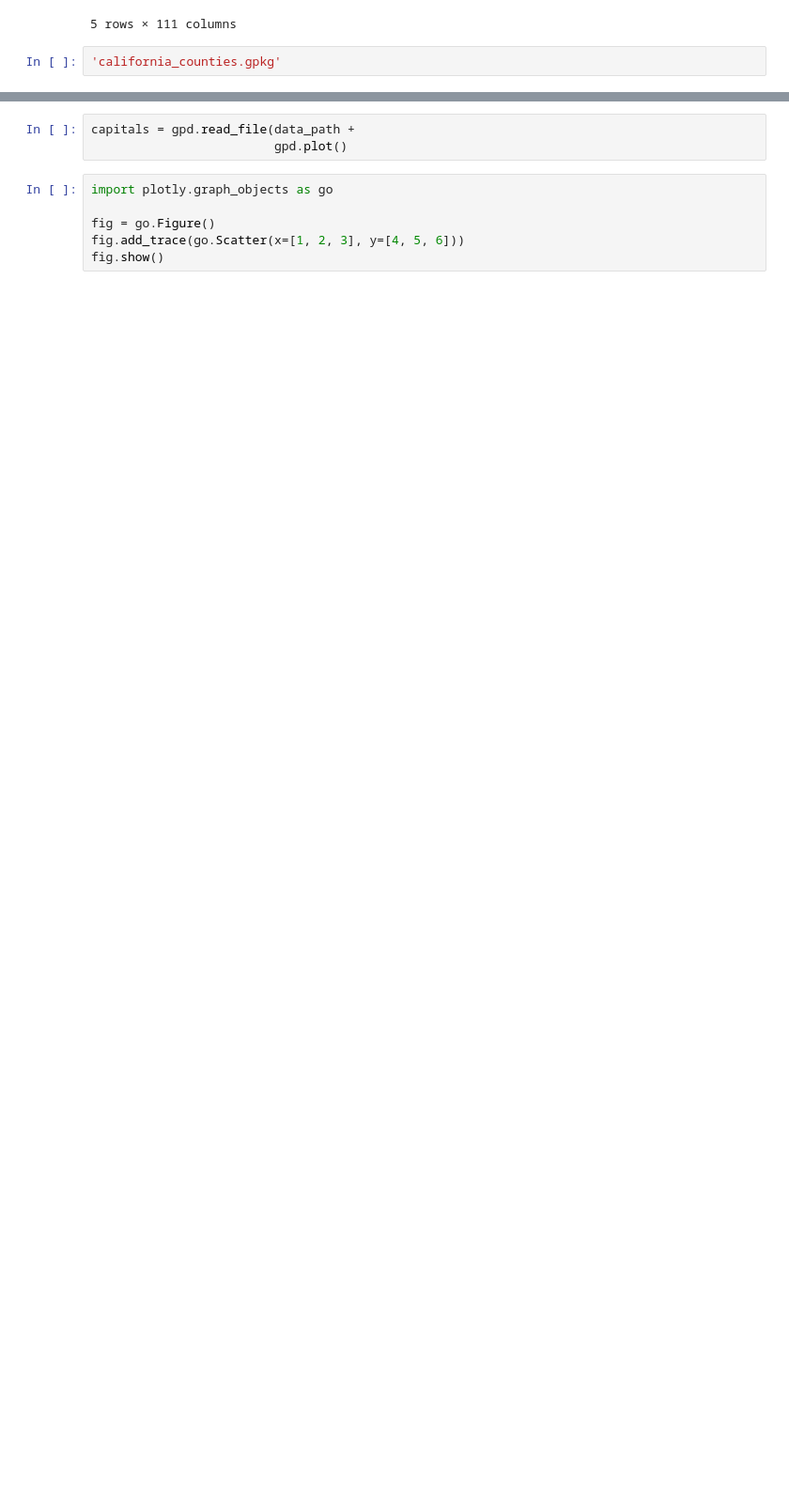
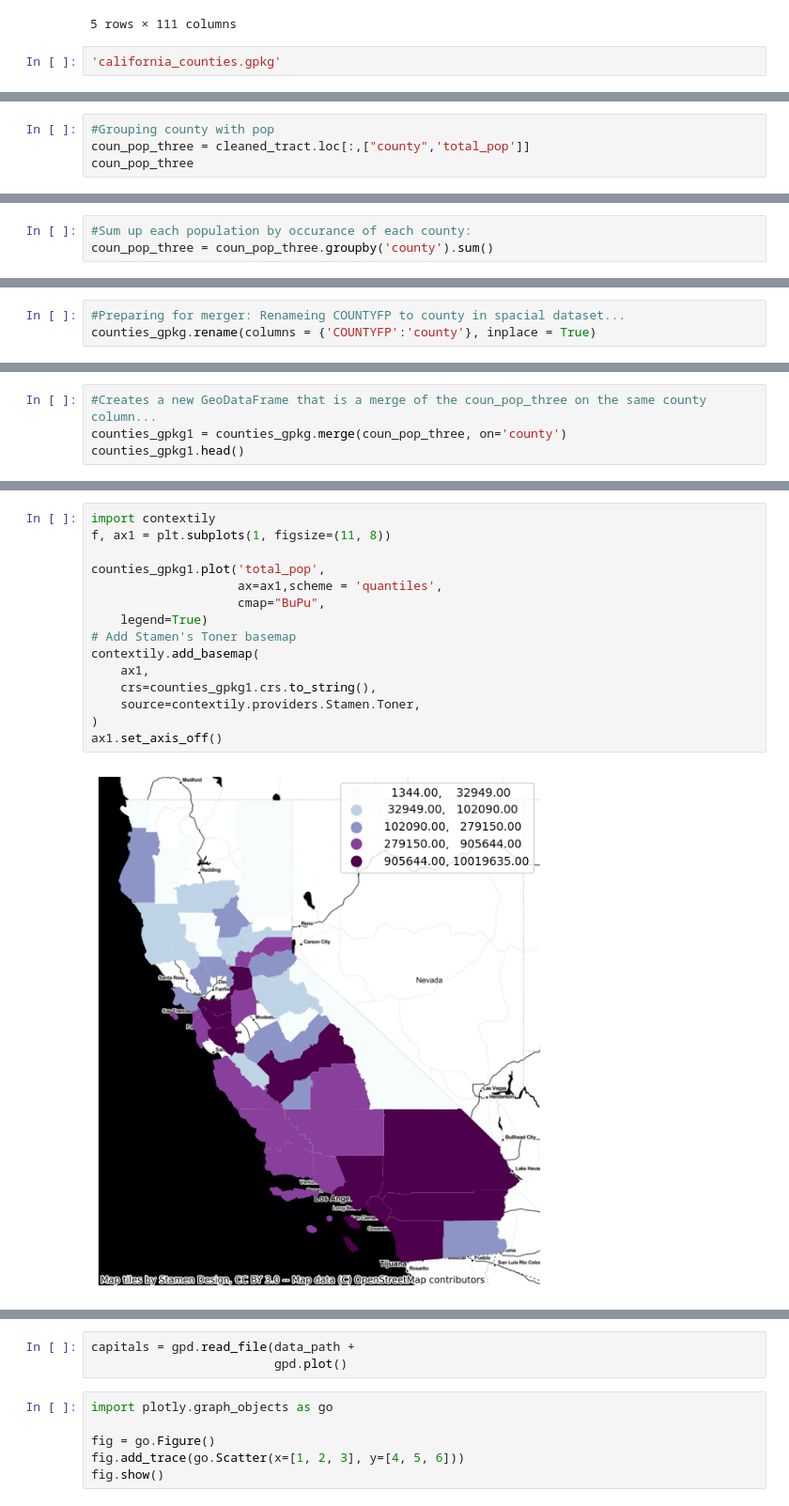
Before and after one commit to uchicago-dsi/cpr-summer-lab-data, a Jupyter notebook: Population_Workspace.ipynb, the cells around one changed output, grey strips where cells are left out. Shown at 94% size. Cells and saved outputs as stored; diff of their text form; blank space fills up the shorter version.

Commit message:
Commit population_workspace

```diff
--- a/Population_Workspace.ipynb
+++ b/Population_Workspace.ipynb
@@ -113,0 +83,4 @@ TypeError: 'GeometryArray' with dtype geometry does not support reduction 'sum'
+# %%
+#Grouping county with pop
+coun_pop_three = cleaned_tract.loc[:,["county",'total_pop']]
+coun_pop_three
@@ -113,0 +101,3 @@ TypeError: 'GeometryArray' with dtype geometry does not support reduction 'sum'
+# %%
+#Sum up each population by occurance of each county:
+coun_pop_three = coun_pop_three.groupby('county').sum()
@@ -113,0 +108,3 @@ TypeError: 'GeometryArray' with dtype geometry does not support reduction 'sum'
+# %%
+#Preparing for merger: Renameing COUNTYFP to county in spacial dataset...
+counties_gpkg.rename(columns = {'COUNTYFP':'county'}, inplace = True)
@@ -113,0 +123,4 @@ TypeError: 'GeometryArray' with dtype geometry does not support reduction 'sum'
+# %%
+#Creates a new GeoDataFrame that is a merge of the coun_pop_three on the same county column...
+counties_gpkg1 = counties_gpkg.merge(coun_pop_three, on='county')
+counties_gpkg1.head()
@@ -113,0 +142,17 @@ TypeError: 'GeometryArray' with dtype geometry does not support reduction 'sum'
+# %%
+import contextily
+f, ax1 = plt.subplots(1, figsize=(11, 8))
+
+counties_gpkg1.plot('total_pop',
+                    ax=ax1,scheme = 'quantiles',
+                    cmap="BuPu",
+    legend=True)
+# Add Stamen's Toner basemap
+contextily.add_basemap(
+    ax1,
+    crs=counties_gpkg1.crs.to_string(),
+    source=contextily.providers.Stamen.Toner,
+)
+ax1.set_axis_off()
+# %% [output]
+[figure, added]
```
Also changed, not shown: parts of 16 cells of this notebook.
